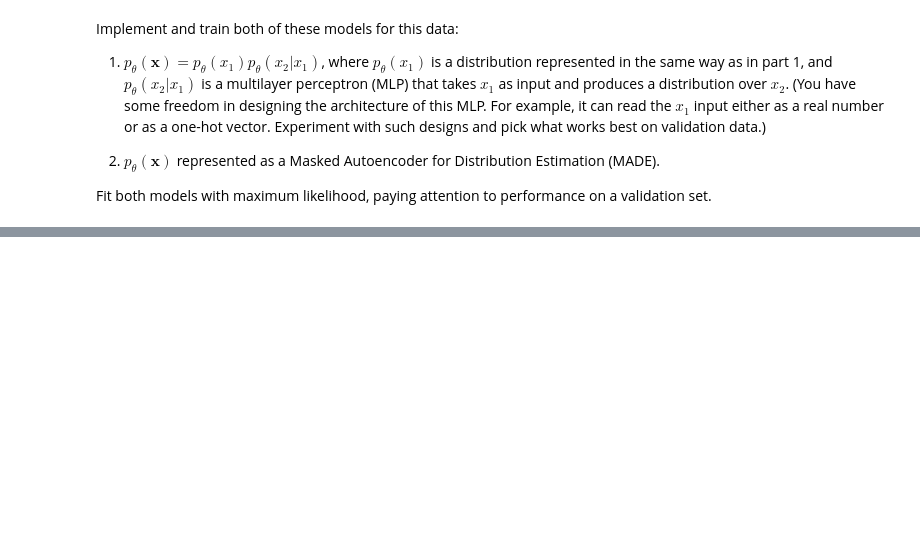
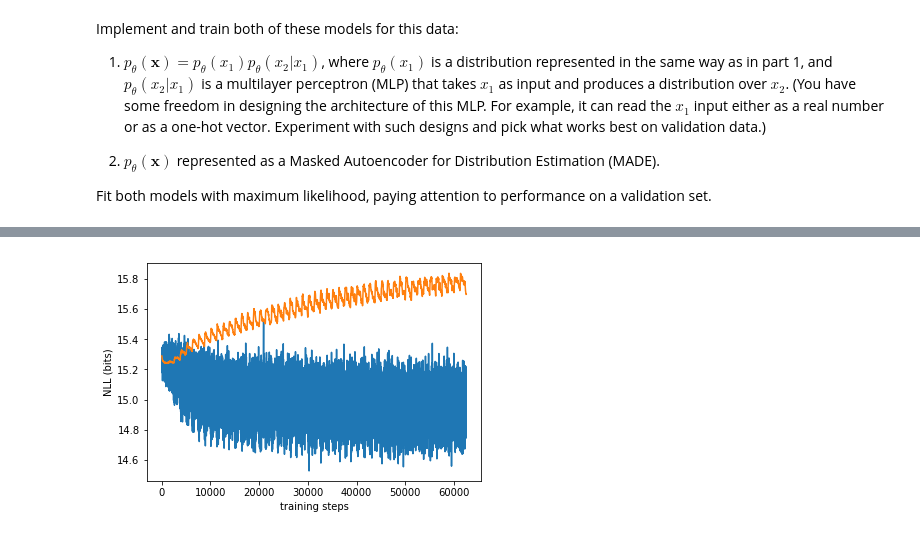
Before and after one commit to jinyeom/unsupervised, a Jupyter notebook: HW1/HW1.ipynb, the cells around one changed output, grey strips where cells are left out. Cells and saved outputs as stored; diff of their text form; code cells hidden in the pictures; blank space fills up the shorter version.

```diff
--- a/HW1/HW1.ipynb
+++ b/HW1/HW1.ipynb
@@ -195,6 +192,36 @@ p_x1 = softmax_dist(theta_1)
 # %%
 p_x2_x1 = tf.keras.Sequential([
-    tf.keras.layers.Dense(128, input_shape=(200,), activation='relu'),
-    tf.keras.layers.Dense(128, activation='relu'),
+    tf.keras.layers.Dense(256, input_shape=(200,), activation='relu'),
+    tf.keras.layers.Dense(256, activation='relu'),
     tf.keras.layers.Dense(200, activation='softmax')
 ])
+# %%
+global_iter = 0
+train_losses = []
+valid_losses = []
+optimizer = tf.optimizers.Adam(learning_rate=2e-3)
+for ep in tqdm(range(50)):
+    for i, batch in enumerate(tqdm(minibatches(training_set, 64), leave=False)):
+        x1 = batch[:, 0]
+        x2 = batch[:, 1]
+        with tf.GradientTape() as tape:
+            probs_x1 = tf.math.softmax(theta_1)
+            cond_probs_x2 = p_x2_x1(tf.one_hot(x1, 200))
+            loss = nll(probs_x1, x1) + nll(cond_probs_x2, x2)
+        # record learning statistics
+        loss_bits = nat2bit(loss.numpy())
+        train_losses.append((global_iter, loss_bits))
+        if i % 20 == 0:
+            x1 = test_set[:, 0]
+            x2 = test_set[:, 1]
+            probs_x1 = tf.math.softmax(theta_1)
+            cond_probs_x2 = p_x2_x1(tf.one_hot(x1, 200))
+            test_loss = nll(probs_x1, x1) + nll(cond_probs_x2, x2)
+            loss_bits = nat2bit(test_loss.numpy())
+            valid_losses.append((global_iter, loss_bits))
+        # update model
+        thetas = [theta_1] + p_x2_x1.variables
+        thetas = p_x2_x1.variables
+        grads = tape.gradient(loss, thetas)
+        optimizer.apply_gradients(zip(grads, thetas))
+        global_iter += 1
@@ -200,0 +242,8 @@ p_x2_x1 = tf.keras.Sequential([
+# %%
+plt.xlabel('training steps')
+plt.ylabel('NLL (bits)')
+plt.plot(*tuple(zip(*train_losses)))
+plt.plot(*tuple(zip(*valid_losses)))
+plt.show()
+# %% [output]
+[figure, added]
```
Also changed, not shown: parts of 9 cells of this notebook.
